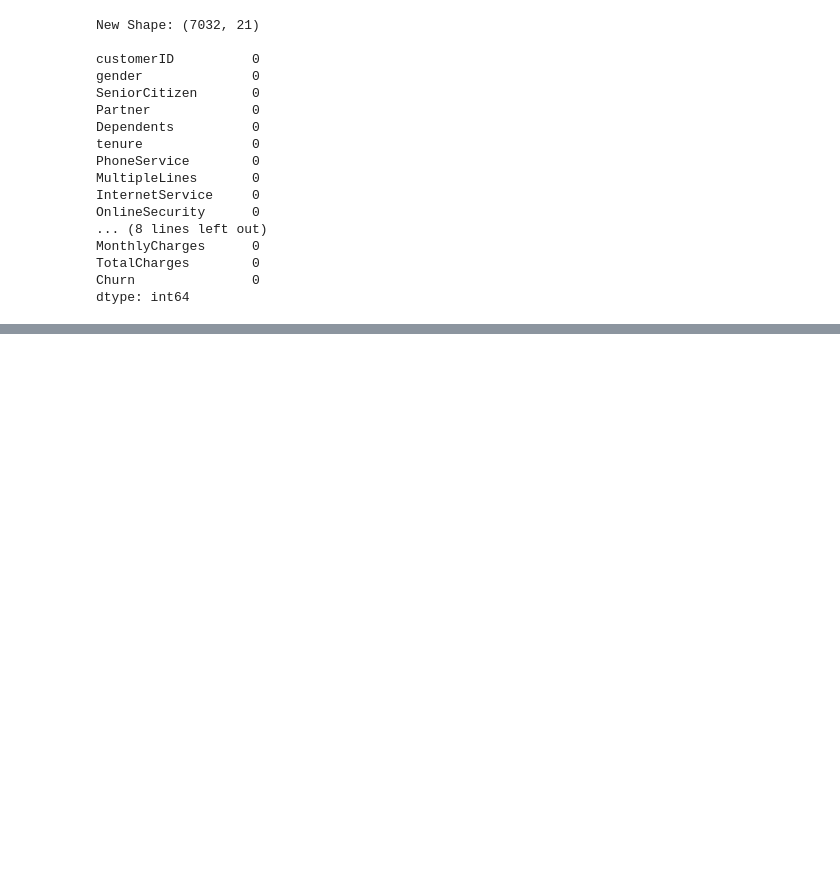
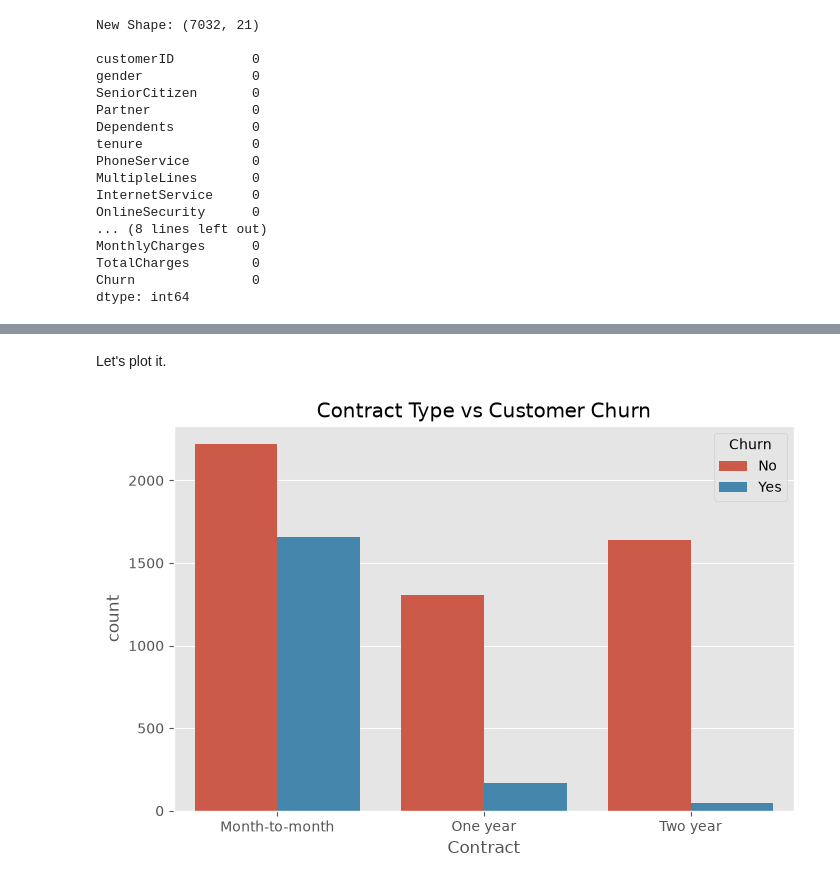
Before and after one commit to Sudeeppp-Mishra/Customer-Churn-Prediction, a Jupyter notebook: notebooks/customer_churn_prediction.ipynb, the cells around one changed output, grey strips where cells are left out. Saved outputs shown, nothing was run; the diff lists cells and outputs as text; code cells hidden in the pictures; blank space fills up the shorter version.

```diff
--- a/notebooks/customer_churn_prediction.ipynb
+++ b/notebooks/customer_churn_prediction.ipynb
@@ -290,0 +385,17 @@ dtype: int64
+# %% [markdown]
+Let's plot it.
+# %%
+plt.figure(figsize=(8,5))
+
+sns.countplot(
+    data=df,
+    x="Contract",
+    hue="Churn"
+)
+
+plt.title("Contract Type vs Customer Churn")
+
+plt.savefig("../reports/figures/churn_distribution.png", dpi=300, bbox_inches="tight")
+plt.show()
+# %% [output]
+[figure, added]
```
Also changed, not shown: parts of 18 cells of this notebook.
